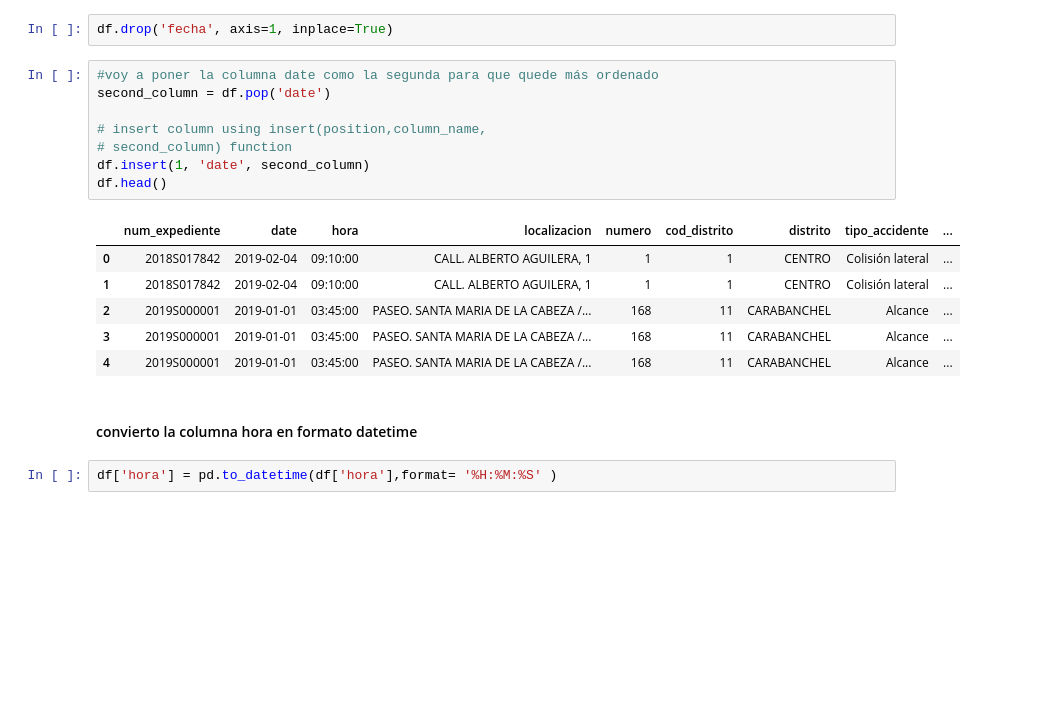
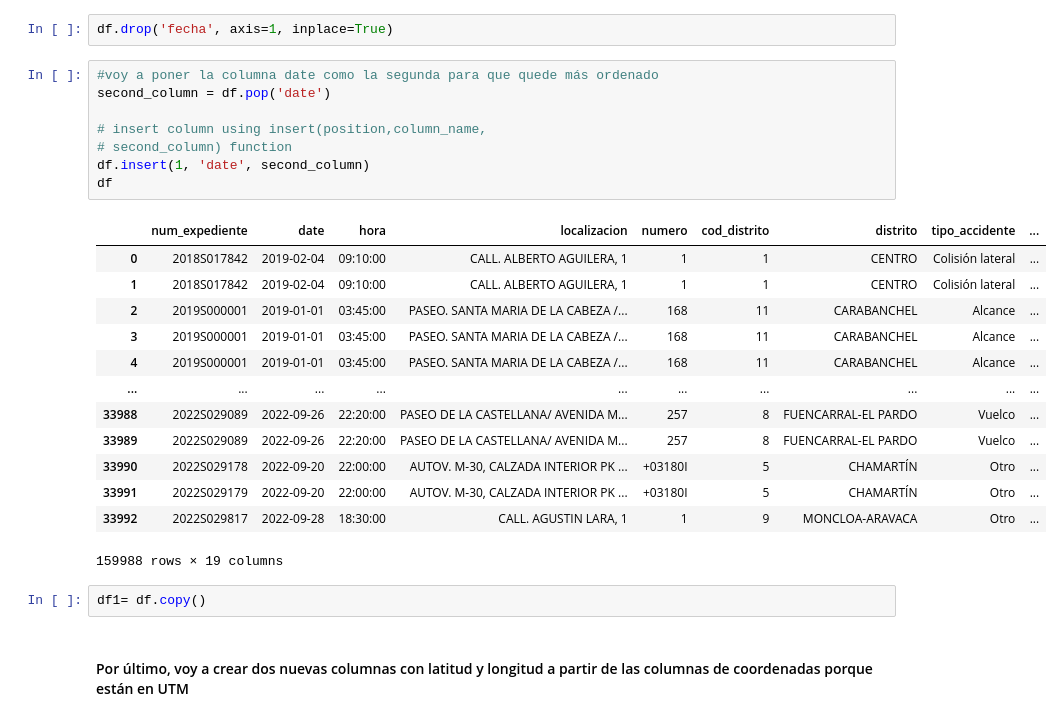
Before and after one commit to Baker-man/Proyecto-ETL, a Jupyter notebook: src/ETL.ipynb, the cells around one changed output. Saved outputs shown, nothing was run; the diff lists cells and outputs as text; blank space fills up the shorter version.

```diff
--- a/src/ETL.ipynb
+++ b/src/ETL.ipynb
@@ -800,19 +800,26 @@ df.drop('fecha', axis=1, inplace=True)
 # %%
 #voy a poner la columna date como la segunda para que quede más ordenado
 second_column = df.pop('date')
 
 # insert column using insert(position,column_name,
 # second_column) function
 df.insert(1, 'date', second_column)
-df.head()
+df
 # %% [output]
 |  | num_expediente | date | hora | localizacion | numero | cod_distrito | distrito | tipo_accidente | ... |
 | 0 | 2018S017842 | 2019-02-04 | 09:10:00 | CALL. ALBERTO AGUILERA, 1 | 1 | 1 | CENTRO | Colisión lateral | ... |
 | 1 | 2018S017842 | 2019-02-04 | 09:10:00 | CALL. ALBERTO AGUILERA, 1 | 1 | 1 | CENTRO | Colisión lateral | ... |
 | 2 | 2019S000001 | 2019-01-01 | 03:45:00 | PASEO. SANTA MARIA DE LA CABEZA /... | 168 | 11 | CARABANCHEL | Alcance | ... |
 | 3 | 2019S000001 | 2019-01-01 | 03:45:00 | PASEO. SANTA MARIA DE LA CABEZA /... | 168 | 11 | CARABANCHEL | Alcance | ... |
 | 4 | 2019S000001 | 2019-01-01 | 03:45:00 | PASEO. SANTA MARIA DE LA CABEZA /... | 168 | 11 | CARABANCHEL | Alcance | ... |
+| ... | ... | ... | ... | ... | ... | ... | ... | ... | ... |
+| 33988 | 2022S029089 | 2022-09-26 | 22:20:00 | PASEO DE LA CASTELLANA/ AVENIDA M... | 257 | 8 | FUENCARRAL-EL PARDO | Vuelco | ... |
+| 33989 | 2022S029089 | 2022-09-26 | 22:20:00 | PASEO DE LA CASTELLANA/ AVENIDA M... | 257 | 8 | FUENCARRAL-EL PARDO | Vuelco | ... |
+| 33990 | 2022S029178 | 2022-09-20 | 22:00:00 | AUTOV. M-30, CALZADA INTERIOR PK ... | +03180I | 5 | CHAMARTÍN | Otro | ... |
+| 33991 | 2022S029179 | 2022-09-20 | 22:00:00 | AUTOV. M-30, CALZADA INTERIOR PK ... | +03180I | 5 | CHAMARTÍN | Otro | ... |
+| 33992 | 2022S029817 | 2022-09-28 | 18:30:00 | CALL. AGUSTIN LARA, 1 | 1 | 9 | MONCLOA-ARAVACA | Otro | ... |
+159988 rows × 19 columns
-# %% [markdown]
-#### convierto la columna hora en formato datetime
-# %%
-df['hora'] = pd.to_datetime(df['hora'],format= '%H:%M:%S' )
+# %%
+df1= df.copy()
+# %% [markdown]
+#### Por último, voy a crear dos nuevas columnas con latitud y longitud a partir de las columnas de coordenadas porque están en UTM
```
Also changed, not shown: parts of 8 cells of this notebook.
